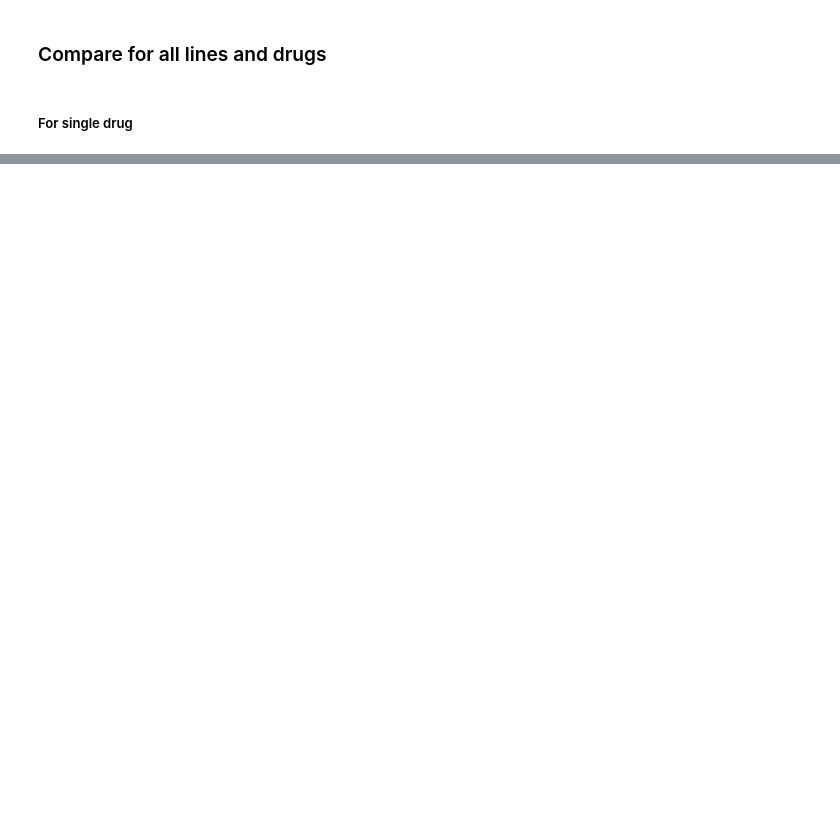
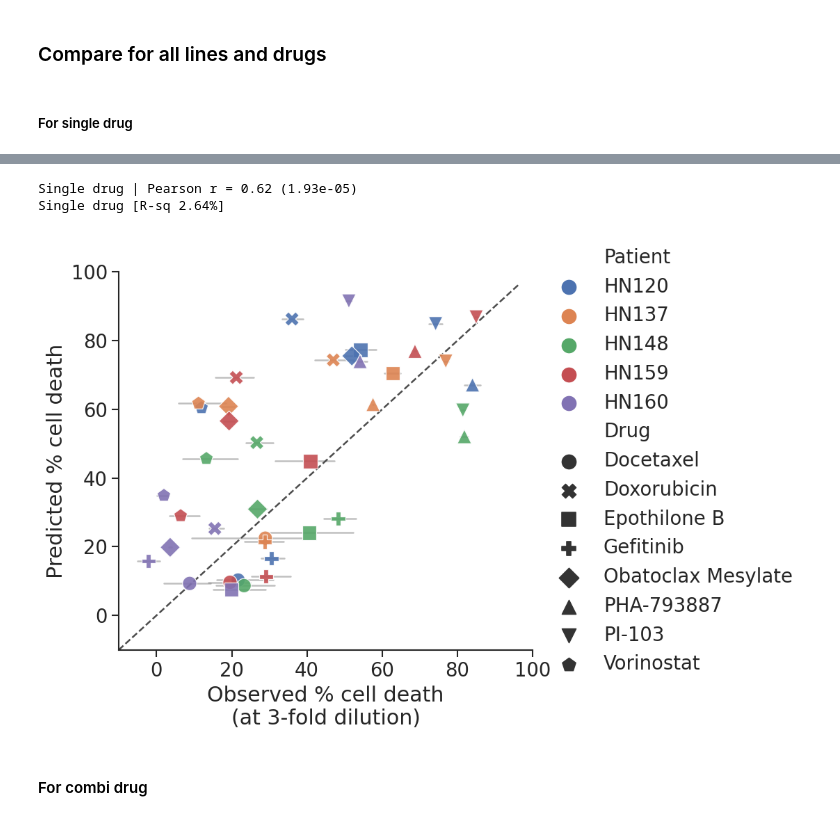
Before and after one commit to CSB5/CaDRReS-Sc, a Jupyter notebook: script/D02-5_experimental_validation_bulk.ipynb, the cells around one changed output, grey strips where cells are left out. Saved outputs shown, nothing was run; the diff lists cells and outputs as text; code cells hidden in the pictures; blank space fills up the shorter version.

```diff
--- a/script/D02-5_experimental_validation_bulk.ipynb
+++ b/script/D02-5_experimental_validation_bulk.ipynb
@@ -200,3 +235,15 @@ drug_marker_dict = dict(zip(single_drug_list, ['o', 'v', '^', '<', '>', 'd', 's'
 combi_marker_dict = dict(zip(combi_drug_list, ['p', '*', 'P', 'X', 'h']))
 # %% [markdown]
 ##### For single drug
+# %%
+obs_df = obs_single_kill_df.loc[single_drug_list, patient_list].stack().reset_index()
+obs_df.columns = ['Drug', 'File name', 'Replicate', 'Patient', 'Observed % cell death']
+
+pred_df = pred_single_kill_df.loc[single_drug_list, patient_list].stack().reset_index()
+pred_df = pred_single_kill_df.loc[[d[0] for d in obs_single_kill_df.index], patient_list].stack().reset_index()
+pred_df.columns = ['Drug', 'Patient', 'Predicted % cell death']
+
+scatter_single_df = pd.concat([obs_df, pred_df[['Predicted % cell death']]], axis=1)
+scatter_single_df.loc[:, 'Replicate'] = scatter_single_df['Replicate'].astype(str)
+print (scatter_single_df.shape)
+scatter_single_df.tail()
@@ -202,0 +260,48 @@ combi_marker_dict = dict(zip(combi_drug_list, ['p', '*', 'P', 'X', 'h']))
+# %%
+sns.set(font_scale=1.5, style='ticks')
+fig, ax = plt.subplots(figsize=(8,6))
+
+sns.scatterplot(data=scatter_single_df.groupby(['Drug', 'Patient']).mean().reset_index(), x='Observed % cell death', y='Predicted % cell death', hue='Patient', style='Drug', s=150, alpha=0.9, ax=ax)
+
+for _, row in scatter_single_df.groupby(['Drug', 'Patient']).agg(['min', 'max', 'median']).iterrows():
+    ax.plot([row[('Observed % cell death', 'min')], row[('Observed % cell death', 'max')]],
+            [row[('Predicted % cell death', 'median')], row[('Predicted % cell death', 'median')]],
+            color='grey', zorder=0, alpha=0.5)
+
+
+vmin = scatter_single_df[['Observed % cell death', 'Predicted % cell death']].min().min()
+vmax = scatter_single_df[['Observed % cell death', 'Predicted % cell death']].max().max()
+
+ax.plot([vmin-5, vmax+5], [vmin-5, vmax+5], ls="--", c=".3", zorder=0)
+ax.set_xlim((vmin-5, 100))
+ax.set_ylim((vmin-5, 100))
+
+box = ax.get_position()
+ax.set_position([box.x0, box.y0, box.width * 0.8, box.height])
+ax.legend(loc='center left', bbox_to_anchor=(1, 0.5), framealpha=0, markerscale=2)
+
+x = scatter_single_df.groupby(['Drug', 'Patient']).mean().reset_index()['Observed % cell death'].values
+y = scatter_single_df.groupby(['Drug', 'Patient']).mean().reset_index()['Predicted % cell death'].values
+
+scor, pval = stats.pearsonr(x, y)
+print ('Single drug | Pearson r = {:.2f} ({:.2e})'.format(scor, pval))
+
+r2 = metrics.r2_score(x, y)
+print ('Single drug [R-sq {:.2f}%]'.format(r2*100))
+
+if dosage_used == 'Median IC50':
+    ax.set_xlabel('Observed % cell death\n(at drug-specific dosage)')
+elif dosage_used == '3 fold':
+    ax.set_xlabel('Observed % cell death\n(at 3-fold dilution)')
+else:
+    ax.set_xlabel('Observed % cell death\n({})'.format(dosage_used))
+
+sns.despine()
+
+fig.savefig('../figure/Fig4E_single_drug_{}_bulk.svg'.format(dosage_used))
+# %% [output]
+Single drug | Pearson r = 0.62 (1.93e-05)
+Single drug [R-sq 2.64%]
+[figure, added]
+# %% [markdown]
+#### For combi drug
```
Also changed, not shown: parts of 28 cells of this notebook, 16 other files.
